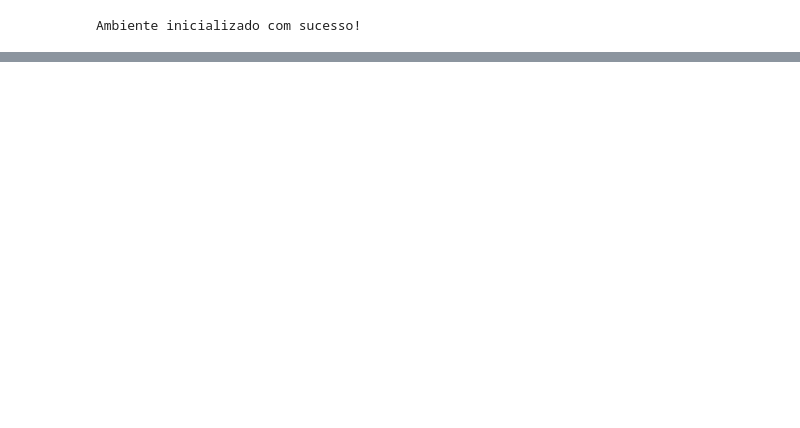
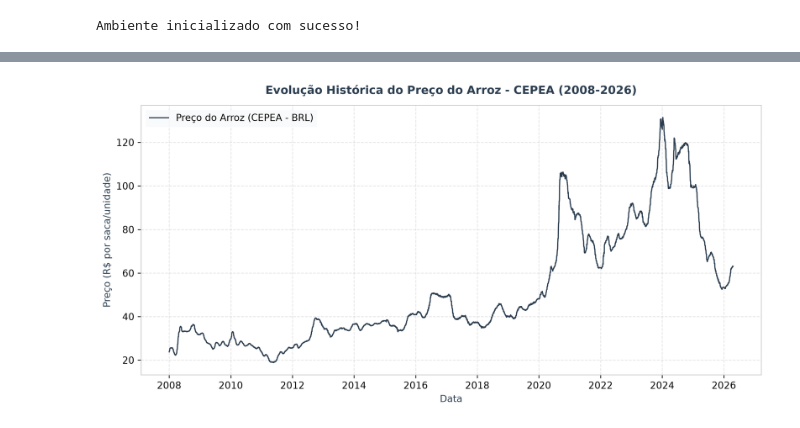
Before and after one commit to brunoOrigem/tcc-predicao-commodities-rs, a Jupyter notebook: notebooks/analise_exploratoria.ipynb, the cells around one changed output, grey strips where cells are left out. Cells and saved outputs as stored; diff of their text form; code cells hidden in the pictures; blank space fills up the shorter version.

Commit message:
docs: adiciona documentacao e analise exploratoria inicial do grafico de precos do arroz

```diff
--- a/notebooks/analise_exploratoria.ipynb
+++ b/notebooks/analise_exploratoria.ipynb
@@ -53,0 +77,17 @@ Ambiente inicializado com sucesso!
+# %%
+import os
+
+# Caminho relativo para o dataset processado de arroz
+caminho_dados = os.path.join("..", "data", "processed", "preco_arroz_limpo.csv")
+
+# Se o arquivo estiver na mesma raiz ou se preferir o caminho direto:
+# caminho_dados = "../data/processed/preco_arroz_limpo.csv"
+
+# Carregando o DataFrame
+df_arroz = pd.read_csv(caminho_dados)
+
+# Exibindo as 5 primeiras linhas para conferir as colunas (ex: Data, Preço)
+display(df_arroz.head())
+
+# Exibindo informações gerais (tipos de dados e valores nulos)
+df_arroz.info()
@@ -53,0 +117,38 @@ Ambiente inicializado com sucesso!
+# %%
+# 1. Convertendo a coluna 'data' para o formato datetime do Pandas
+df_arroz['data'] = pd.to_datetime(df_arroz['data'])
+
+# 2. Ordenando cronologicamente por garantia
+df_arroz = df_arroz.sort_values('data').reset_index(drop=True)
+
+# 3. Plotagem do Gráfico Histórico de Preços (BRL)
+fig, ax = plt.subplots(figsize=(10, 5))
+
+ax.plot(
+    df_arroz['data'],
+    df_arroz['preco_brl'],
+    color=ACCENT,
+    linewidth=1.2,
+    label='Preço do Arroz (CEPEA - BRL)',
+)
+
+# Estilização acadêmica para a monografia
+ax.set_title(
+    'Evolução Histórica do Preço do Arroz - CEPEA (2008-2026)',
+    fontsize=12,
+    pad=12,
+    color=ACCENT,
+    weight='bold',
+)
+ax.set_xlabel('Data', fontsize=10, color=ACCENT)
+ax.set_ylabel('Preço (R$ por saca/unidade)', fontsize=10, color=ACCENT)
+ax.grid(True, linestyle='--', alpha=0.5, color='#cccccc')
+ax.legend(frameon=True, facecolor=LIGHT, edgecolor='none')
+
+# Ajusta o layout para evitar cortes
+plt.tight_layout()
+
+# Exibe o gráfico no notebook
+plt.show()
+# %% [output]
+[figure, added]
```
Also changed, not shown: parts of 8 cells of this notebook.
